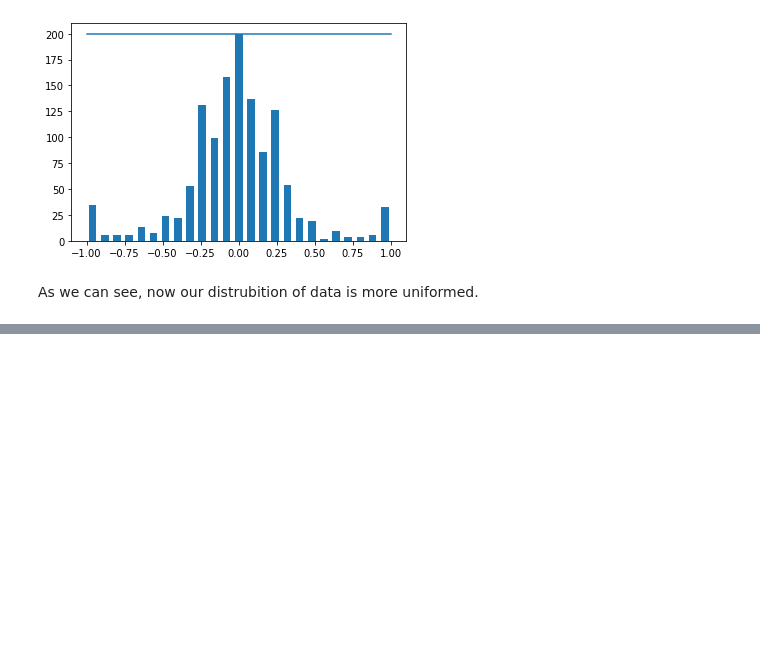
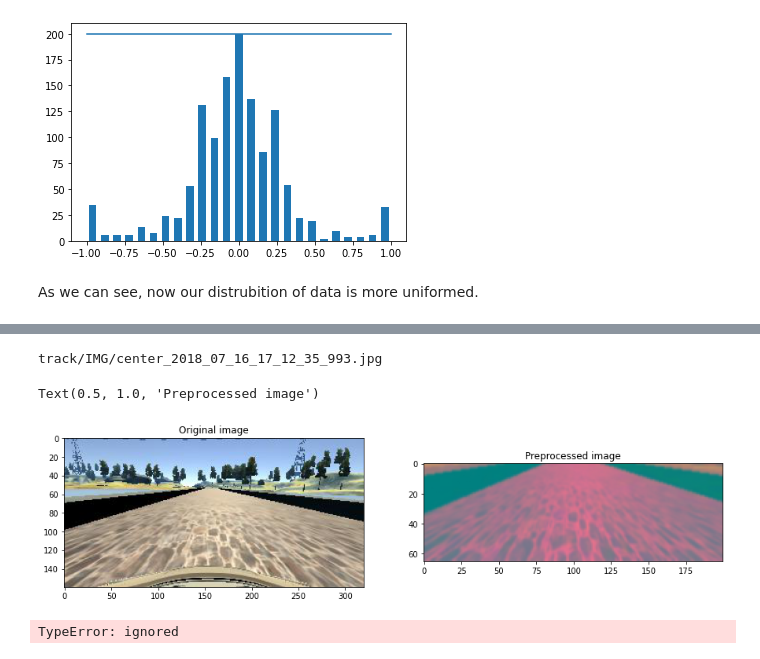
Before and after one commit to BeytullahYayla/Computer-Vision-For-Self-Driving-Cars, a Jupyter notebook: BehavioralCloning/Behavioral_Cloning.ipynb, the cells around one changed output, grey strips where cells are left out. Saved outputs shown, nothing was run; the diff lists cells and outputs as text; code cells hidden in the pictures; blank space fills up the shorter version.

```diff
--- a/BehavioralCloning/Behavioral_Cloning.ipynb
+++ b/BehavioralCloning/Behavioral_Cloning.ipynb
@@ -114,0 +160,27 @@ As we can see, now our distrubition of data is more uniformed.
+# %%
+def img_preprocess(img):
+    img = img[60:135,:,:]
+    img = cv2.cvtColor(img, cv2.COLOR_RGB2YUV)
+    img = cv2.GaussianBlur(img,  (3, 3), 0)
+    img = cv2.resize(img, (200, 66))
+    img = img/255
+    return img
+# %%
+img_path=X_train[100]
+print(img_path)
+fig,axs=plt.subplots(1,2,figsize=(15,10))
+original_image=mplim.imread(img_path)
+axs[0].imshow(original_image)
+axs[0].set_title("Original image")
+preprocessed_image=img_preprocess(original_image)
+axs[1].imshow(preprocessed_image)
+axs[1].set_title("Preprocessed image")
+# %% [output]
+track/IMG/center_2018_07_16_17_12_35_993.jpg
+Text(0.5, 1.0, 'Preprocessed image')
+[figure, added]
+# %%
+X_train=np.array(list(map(img_preprocess,X_train)))
+X_val=np.array(list(map(img_preprocess,X_val)))
+# %% [output]
+TypeError: ignored
```
Also changed, not shown: parts of 7 cells of this notebook.
